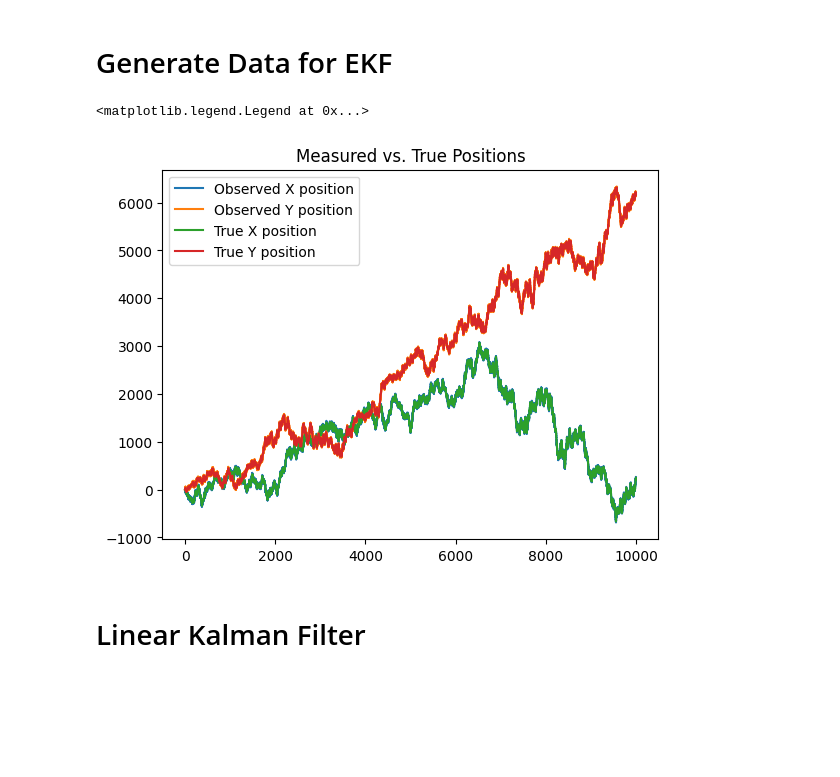
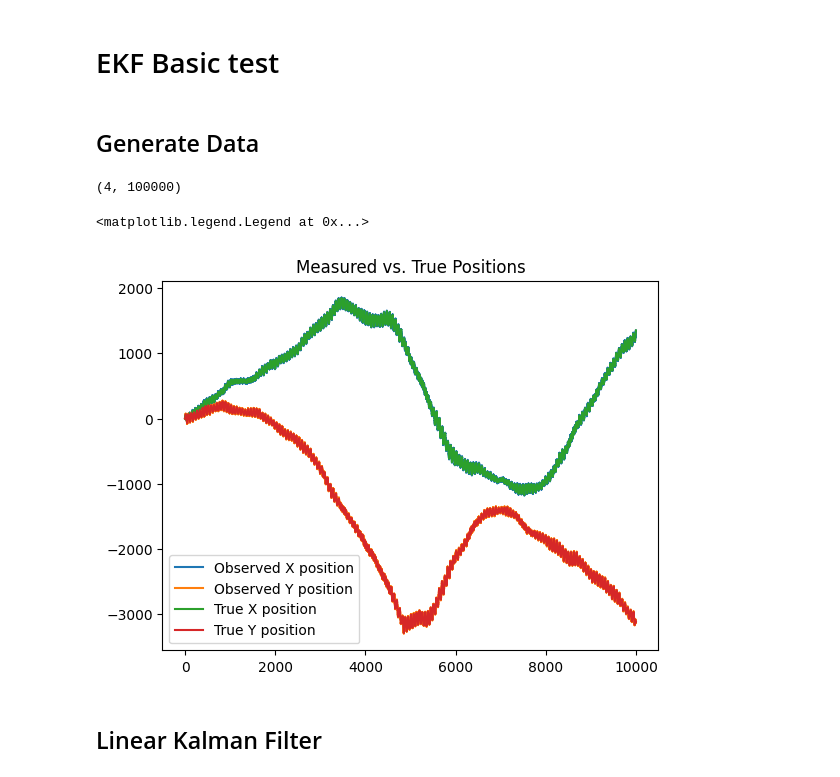
Before and after one commit to colin-skinner/AA228-orbital-rendezvous, a Jupyter notebook: ekf.ipynb, the cells around one changed output. Saved outputs shown, nothing was run; the diff lists cells and outputs as text; code cells hidden in the pictures; blank space fills up the shorter version.

```diff
--- a/ekf.ipynb
+++ b/ekf.ipynb
@@ -1,5 +1,7 @@
+# %% [markdown]
+# EKF Basic test
 # %% [markdown]
-# Generate Data for EKF
+## Generate Data
 # %%
 from ekf import run_linear_ekf, LinearEkf, State
 import numpy as np
@@ -38,7 +41,7 @@ def generate_car_data(t,
     for i in range(1, len(t)):
         # Smooth acceleration + steering-like behavior
         a = 0.5*np.sin(0.2*t[i]) + np.random.normal(0, .3)  # randomish accel
-        omega = 0.3*np.sin(0.1*t[i]) + np.random.normal(0, 2)   # smooth turning rate
+        omega = 0.3*np.sin(0.1*t[i]) + np.random.normal(0, .1)   # smooth turning rate
 
         v[i] = v[i-1] + a * dt[i]
         yaw[i] = yaw[i-1] + omega * dt[i]
@@ -54,7 +57,7 @@ def generate_car_data(t,
     z_yaw = true_state[2,:] + np.random.normal(0, yaw_noise, len(t))
 
     obs = {
-        "pos": z_pos,
+        "pos": z_pos.T,
         "vel": z_vel,
         "yaw": z_yaw
     }
@@ -62,18 +65,20 @@ def generate_car_data(t,
     return true_state, obs
 # %%
 # Generate and plot car data
-x_true, obs = generate_car_data(t, pos_noise=10)
+x_true, obs = generate_car_data(t, pos_noise=5)
 
+print(x_true.shape)
 
 plt.title("Measured vs. True Positions")
-plt.plot(t, obs["pos"][:2,:].T, label=("Observed X position","Observed Y position"))
-plt.plot(t, x_true[:2,:].T, label=("True X position","True Y position"))
+plt.plot(t, obs["pos"], label=("Observed X position","Observed Y position"))
+plt.plot(t, x_true[:2].T, label=("True X position","True Y position"))
 plt.legend()
 # %% [output]
-<matplotlib.legend.Legend at 0x...>
+(4, 100000)
+<matplotlib.legend.Legend at 0x...>
-[figure, old version]
+[figure, new version]
 # %% [markdown]
-# Linear Kalman Filter
+## Linear Kalman Filter
 # %%
 # Linear KF Initialization
 
```
Also changed, not shown: parts of 26 cells of this notebook, 2 other files.
